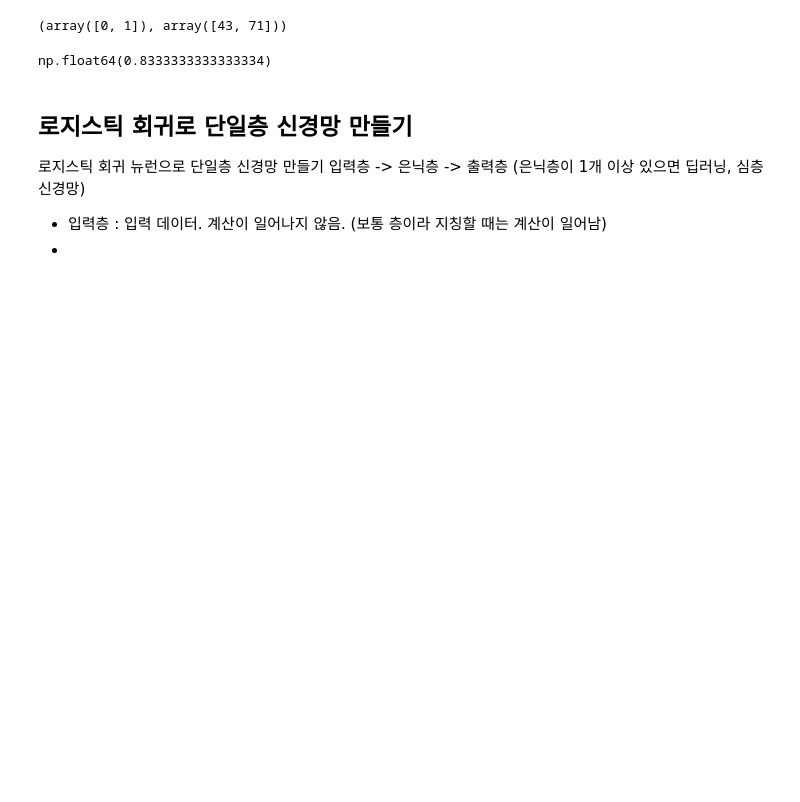
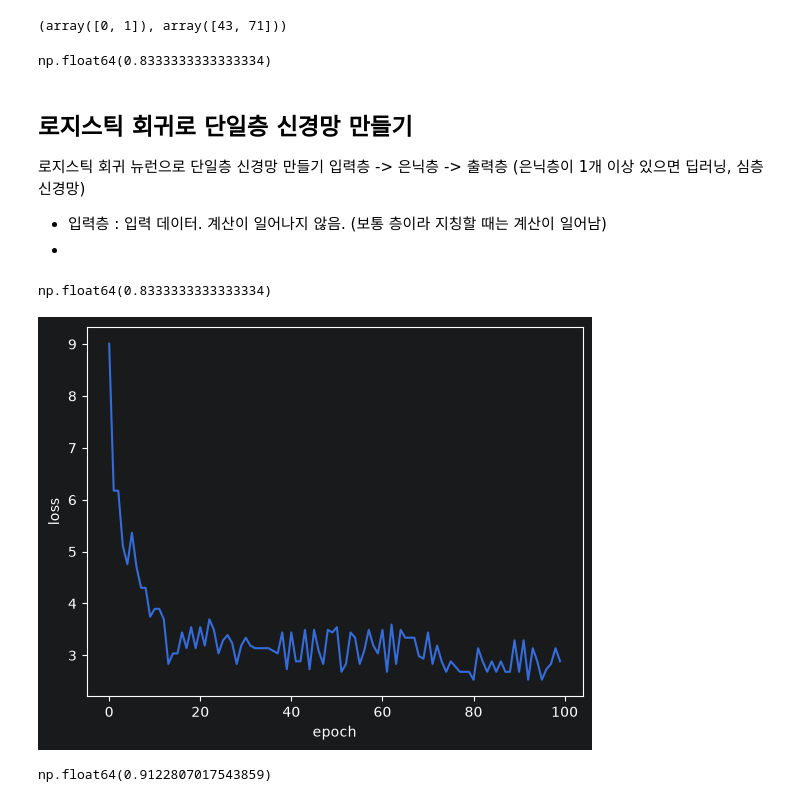
Before and after one commit to Sookyeong0505/MachineLearningStudy, a Jupyter notebook: DoItDeepLearingBasic/02practice.ipynb, the cells around one changed output. Drawn from its saved outputs; the diff is of its cells as text; code cells hidden in the pictures; blank space fills up the shorter version.

```diff
--- a/DoItDeepLearingBasic/02practice.ipynb
+++ b/DoItDeepLearingBasic/02practice.ipynb
@@ -169,0 +217,14 @@ np.float64(0.8333333333333334)
+# %%
+layer = SingleLayer()
+layer.fit(x_train, y_train)
+layer.score(x_test, y_test)
+# %% [output]
+np.float64(0.8333333333333334)
+# %%
+# 손실함수 누적값 확인하기
+plt.plot(layer.losses)
+plt.xlabel('epoch')
+plt.ylabel('loss')
+plt.show()
+# %% [output]
+[figure, added]
@@ -169,0 +279,6 @@ np.float64(0.8333333333333334)
+# %%
+layer2 = SingleLayer2()
+layer2.fit(x_train, y_train)
+layer2.score(x_test, y_test)
+# %% [output]
+np.float64(0.9122807017543859)
```
Also changed, not shown: parts of 7 cells of this notebook.
